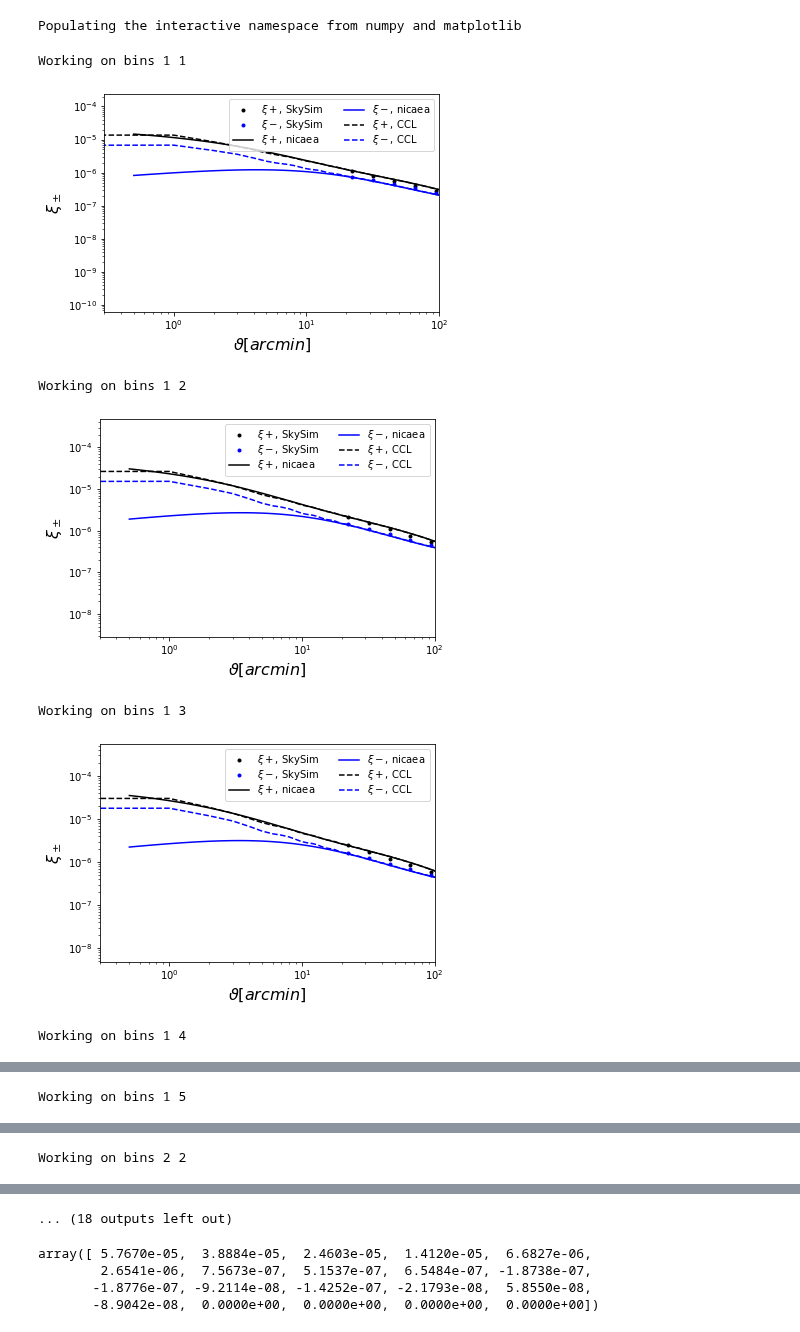
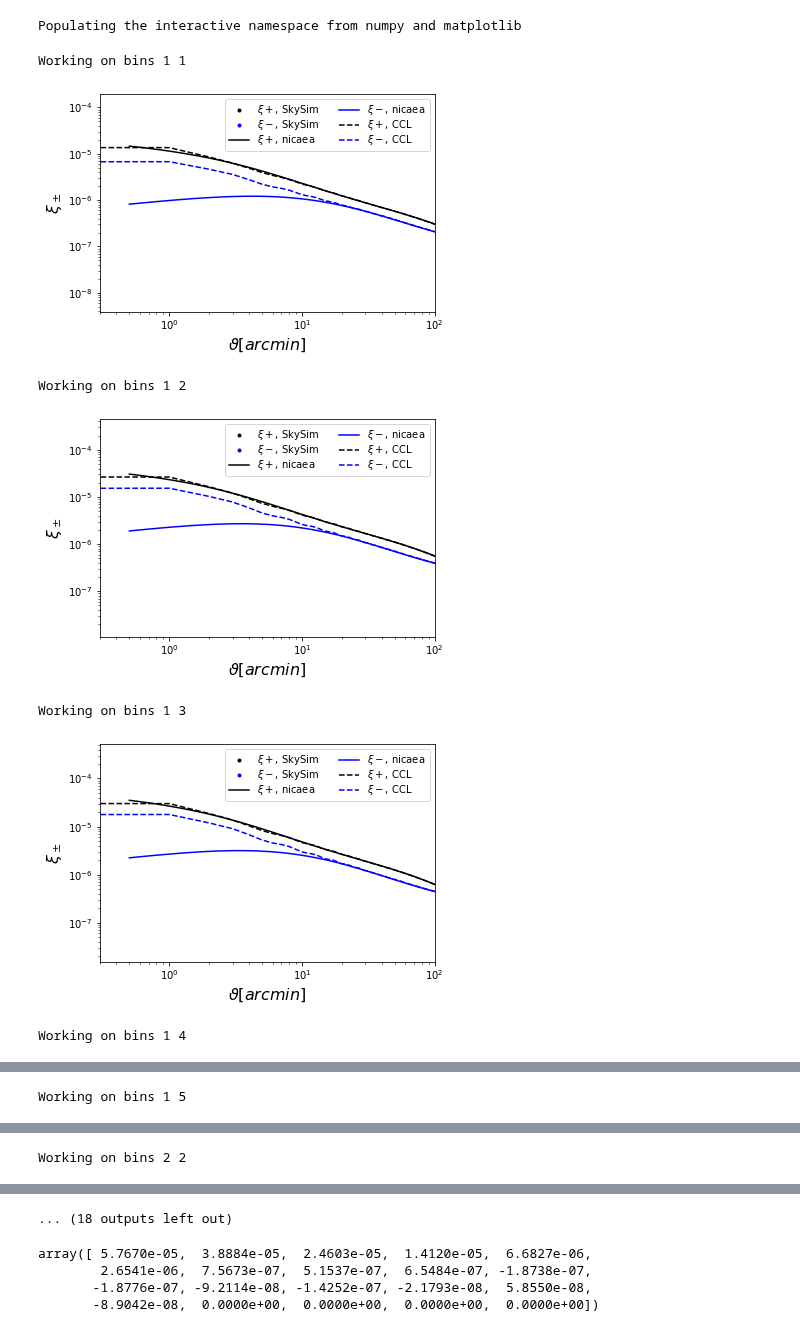
Before and after one commit to LSSTDESC/SkySim5000_IA_infusion, a Jupyter notebook: Compare_Mocks_Theory.ipynb, the cells around one changed output, grey strips where cells are left out. Saved outputs shown, nothing was run; the diff lists cells and outputs as text; code cells hidden in the pictures.

```diff
--- a/Compare_Mocks_Theory.ipynb
+++ b/Compare_Mocks_Theory.ipynb
@@ -42,11 +42,16 @@ for bin1 in np.arange(5)+1:
         # Get Treecorr measurements
         filename=path_treecorr+'cross_correlation_tomo{}_{}'.format(bin1,bin2)
         #print('Opening ',filename)
-        gg = treecorr.GGCorrelation(nbins = 9, min_sep = 0.00833333, max_sep = 7.925, bin_slop = 0.01)
+        #gg = treecorr.GGCorrelation(nbins = 9, min_sep = 0.00833333, max_sep = 7.925, bin_slop = 0.01)
+        #gg = treecorr.GGCorrelation(nbins = 20, min_sep = 0.03333333, max_sep = 1.66666667, bin_slop = 0.01)
+        gg = treecorr.GGCorrelation(nbins = 20, min_sep=0.5, max_sep=475.5, sep_units='arcmin',bin_slop=0.01)
+
         gg.read(filename)
         xip[:,counter]=gg.xip
         xim[:,counter]=gg.xim
-        theta=gg.meanr*60*60
+        theta=gg.meanr
+        #theta=gg.meanr*60*60
+
 
 
         #Get xi+ theory (nicaea)
@@ -66,36 +71,36 @@ for bin1 in np.arange(5)+1:
                 #print("Will use column",tomo)
                 break
         theta_CCL=data['theta']
         theta_CCL=theta_CCL[0,:]
         xip_CCL=NO_IA_plus[tomo,:]
         xim_CCL=NO_IA_minus[tomo,:]
 
 
         counter +=1
 
         #plt.plot(theta, 4*np.pi*gg.xip, 'k.', label='$\\xi+$, SkySim')
         #plt.plot(theta, 4*np.pi*gg.xim, 'b.', label='$\\xi-$, SkySim')
 
         plt.plot(theta, gg.xip, 'k.', label='$\\xi+$, SkySim')
         plt.plot(theta, gg.xim, 'b.', label='$\\xi-$, SkySim')
 
         plt.plot(theta_nicaea, xip_nicaea, 'k-', label='$\\xi+$, nicaea')
         plt.plot(theta_nicaea, xim_nicaea, 'b-', label='$\\xi-$, nicaea')
         plt.plot(theta_CCL, xip_CCL, 'k--', label='$\\xi+$, CCL')
         plt.plot(theta_CCL, xim_CCL, 'b--', label='$\\xi-$, CCL')
 
 
         plt.loglog()
         plt.xlabel('$\\vartheta [arcmin]$', fontsize=16)
         plt.ylabel('$\\xi_\\pm$', fontsize=16)
         plt.legend(loc='upper right', ncol=2, labelspacing=0.1)
         plt.xlim([0.3, 100])
         plt.show()
 # %% [output]
 Working on bins 1 1
-[figure, old version]
+[figure, new version]
 Working on bins 1 2
-[figure, old version]
+[figure, new version]
 Working on bins 1 3
-[figure, old version]
+[figure, new version]
 Working on bins 1 4
```
Also changed, not shown: parts of 1 cell of this notebook, 16 other files.
